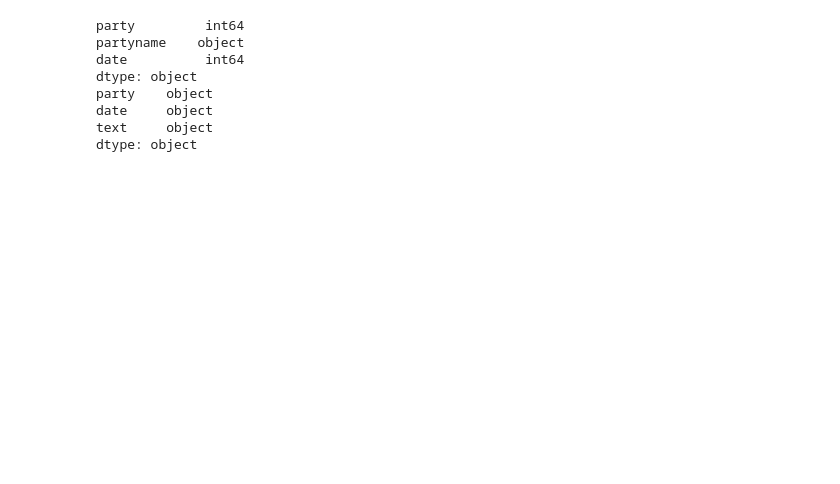
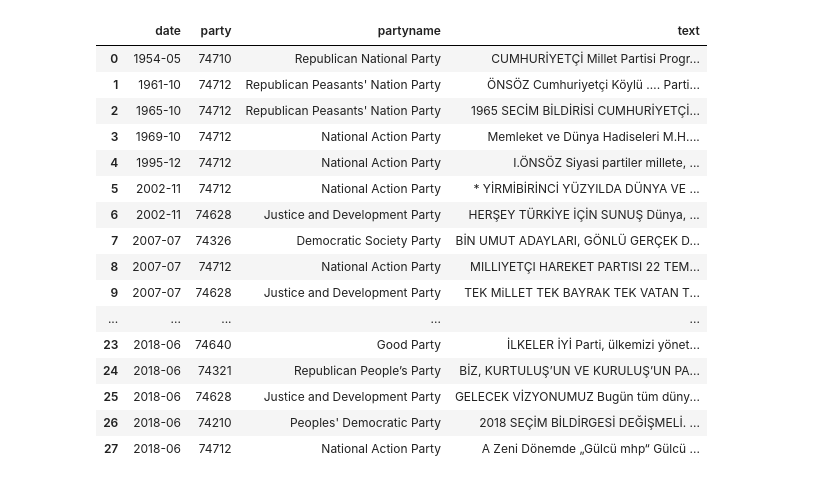
Before and after one commit to ysntrkc/manifesto-project, a Jupyter notebook: data_processing.ipynb, the cells around one changed output. Cells and saved outputs as stored; diff of their text form; code cells hidden in the pictures; blank space fills up the shorter version.

```diff
--- a/data_processing.ipynb
+++ b/data_processing.ipynb
@@ -55,0 +59,2 @@ df_processed
+# %%
+df_MPDataset = pd.read_csv(os.path.join('data', 'MPDataset_MPDS2023a.csv'), usecols=['party', 'partyname', 'date'])
@@ -55,0 +126,5 @@ df_processed
+# %%
+# order columns in dataframe
+column_order = ["date", "party", "partyname",  "text"]
+merged_df = merged_df[column_order]
+merged_df
@@ -56 +174,23 @@ df_processed
+# %%
+# reset index
+merged_df = merged_df.reset_index(drop=True)
+merged_df
+# %% [output]
+|  | date | party | partyname | text |
+| 0 | 1954-05 | 74710 | Republican National Party | CUMHURİYETÇİ Millet Partisi Progr... |
+| 1 | 1961-10 | 74712 | Republican Peasants' Nation Party | ÖNSÖZ Cumhuriyetçi Köylü …. Parti... |
+| 2 | 1965-10 | 74712 | Republican Peasants' Nation Party | 1965 SECİM BİLDİRİSİ CUMHURİYETÇİ... |
+| 3 | 1969-10 | 74712 | National Action Party | Memleket ve Dünya Hadiseleri M.H.... |
+| 4 | 1995-12 | 74712 | National Action Party | I.ÖNSÖZ Siyasi partiler millete, ... |
+| 5 | 2002-11 | 74712 | National Action Party | * YİRMİBİRİNCİ YÜZYILDA DÜNYA VE ... |
+| 6 | 2002-11 | 74628 | Justice and Development Party | HERŞEY TÜRKİYE İÇİN SUNUŞ Dünya, ... |
+| 7 | 2007-07 | 74326 | Democratic Society Party | BİN UMUT ADAYLARI, GÖNLÜ GERÇEK D... |
+| 8 | 2007-07 | 74712 | National Action Party | MILLIYETÇI HAREKET PARTISI 22 TEM... |
+| 9 | 2007-07 | 74628 | Justice and Development Party | TEK MiLLET TEK BAYRAK TEK VATAN T... |
+| ... | ... | ... | ... | ... |
+| 23 | 2018-06 | 74640 | Good Party | İLKELER İYİ Parti, ülkemizi yönet... |
+| 24 | 2018-06 | 74321 | Republican People’s Party | BİZ, KURTULUŞ’UN VE KURULUŞ’UN PA... |
+| 25 | 2018-06 | 74628 | Justice and Development Party | GELECEK VİZYONUMUZ Bugün tüm düny... |
+| 26 | 2018-06 | 74210 | Peoples' Democratic Party | 2018 SEÇİM BİLDİRGESİ DEĞİŞMELİ. ... |
+| 27 | 2018-06 | 74712 | National Action Party | A Zeni Dönemde „Gülcü mhp“ Gülcü ... |
 # %%
@@ -65,14 +198,0 @@ df_processed = df_processed[["party", "date", "text"]]
-# %%
-
-#Check data types
-print(df_MPDataset.dtypes)
-print(df_processed.dtypes)
-# %% [output]
-party         int64
-partyname    object
-date          int64
-dtype: object
-party    object
-date     object
-text     object
-dtype: object
```
Also changed, not shown: parts of 17 cells of this notebook, 2 other files.
